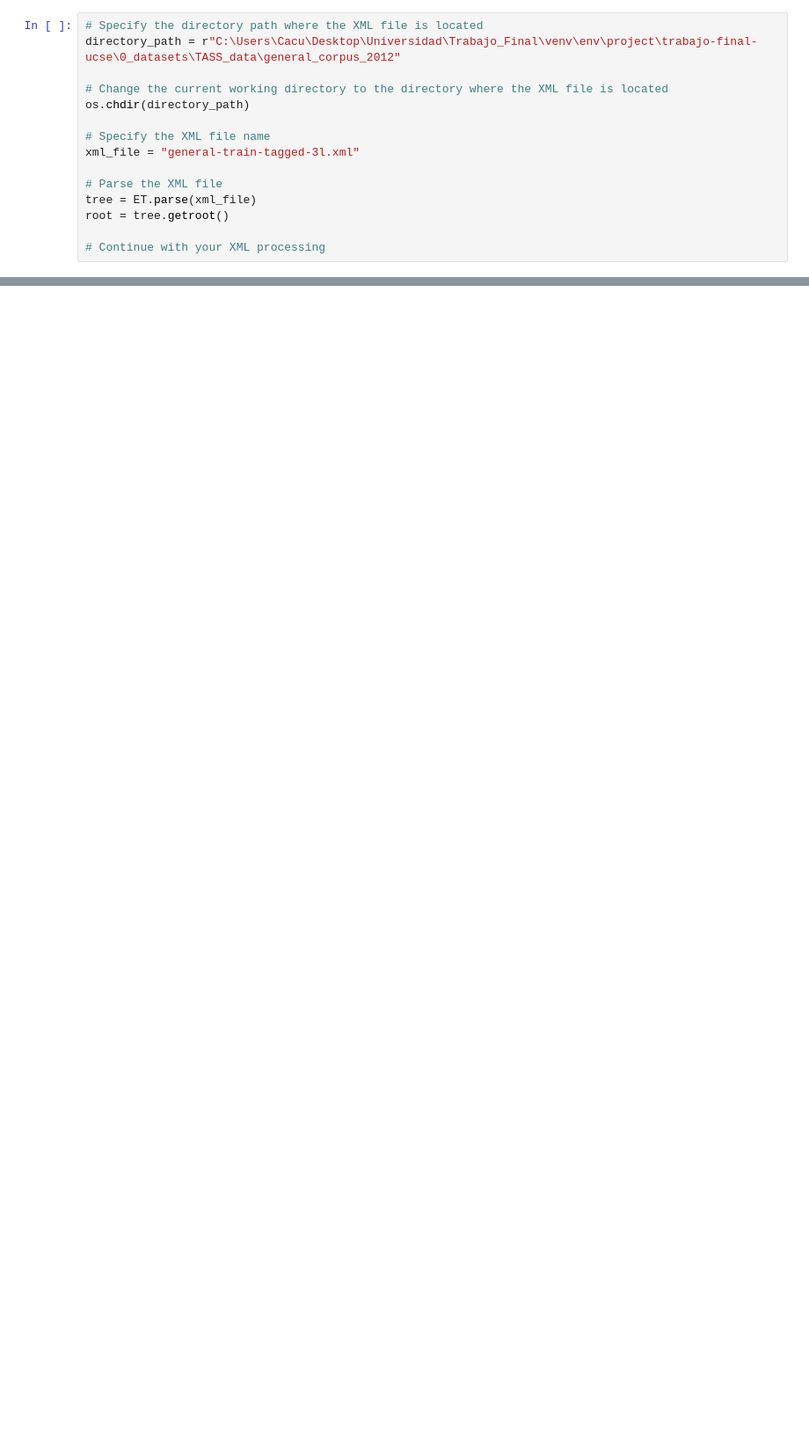
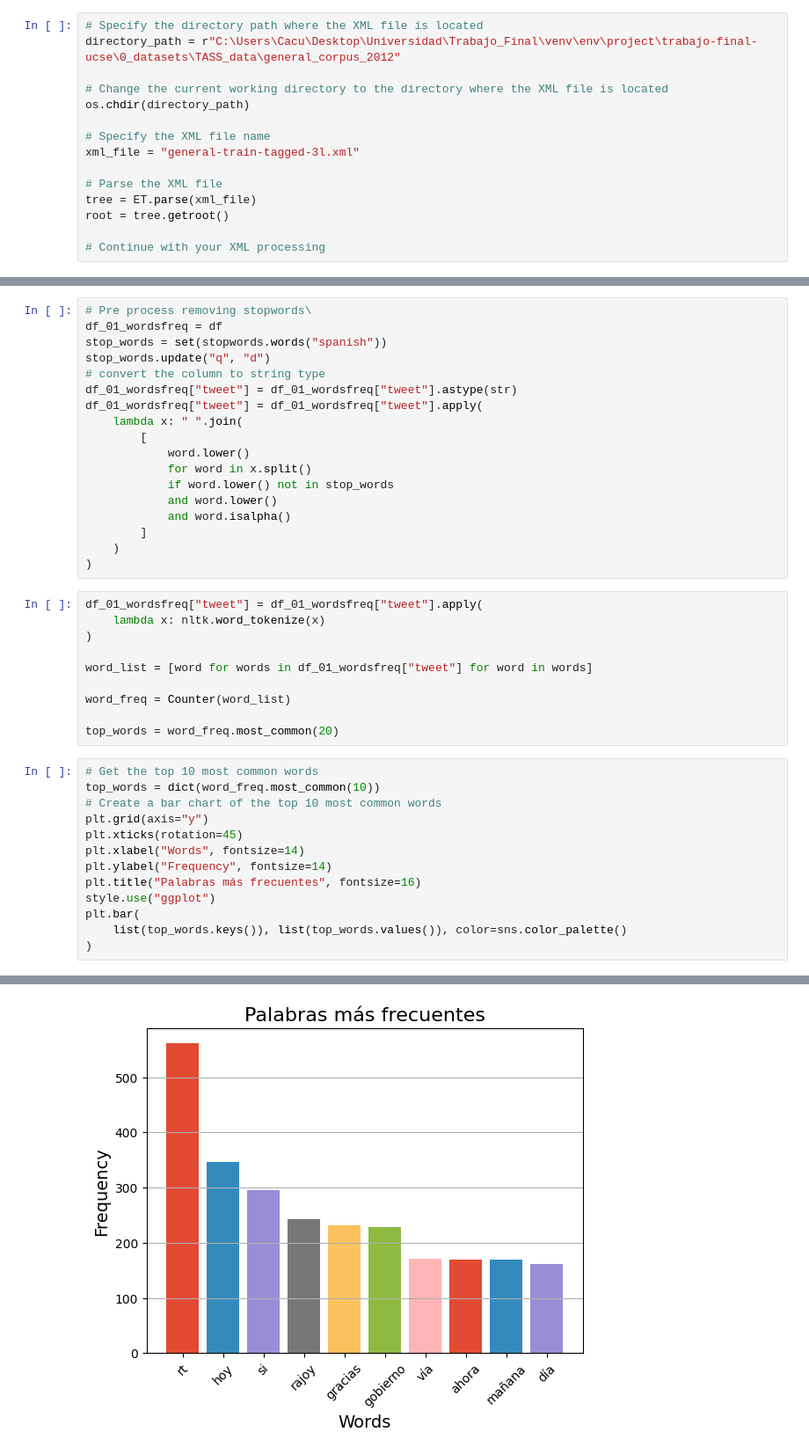
Before and after one commit to FrancoRossetti/trabajo-final-ucse, a Jupyter notebook: 1_eda-dataset/TASS_data dataset.ipynb, the cells around one changed output, grey strips where cells are left out. Shown: that part at 88% size. Cells and saved outputs as stored; diff of their text form; blank space fills up the shorter version.

```diff
--- a/1_eda-dataset/TASS_data dataset.ipynb
+++ b/1_eda-dataset/TASS_data dataset.ipynb
@@ -135,0 +153,42 @@ df
+# %%
+# Pre process removing stopwords\
+df_01_wordsfreq = df
+stop_words = set(stopwords.words("spanish"))
+stop_words.update("q", "d")
+# convert the column to string type
+df_01_wordsfreq["tweet"] = df_01_wordsfreq["tweet"].astype(str)
+df_01_wordsfreq["tweet"] = df_01_wordsfreq["tweet"].apply(
+    lambda x: " ".join(
+        [
+            word.lower()
+            for word in x.split()
+            if word.lower() not in stop_words
+            and word.lower()
+            and word.isalpha()
+        ]
+    )
+)
+# %%
+df_01_wordsfreq["tweet"] = df_01_wordsfreq["tweet"].apply(
+    lambda x: nltk.word_tokenize(x)
+)
+
+word_list = [word for words in df_01_wordsfreq["tweet"] for word in words]
+
+word_freq = Counter(word_list)
+
+top_words = word_freq.most_common(20)
+# %%
+# Get the top 10 most common words
+top_words = dict(word_freq.most_common(10))
+# Create a bar chart of the top 10 most common words
+plt.grid(axis="y")
+plt.xticks(rotation=45)
+plt.xlabel("Words", fontsize=14)
+plt.ylabel("Frequency", fontsize=14)
+plt.title("Palabras más frecuentes", fontsize=16)
+style.use("ggplot")
+plt.bar(
+    list(top_words.keys()), list(top_words.values()), color=sns.color_palette()
+)
+# %% [output]
@@ -135,0 +196 @@ df
+[figure, added]
```
Also changed, not shown: parts of 13 cells of this notebook, 1 other file.
